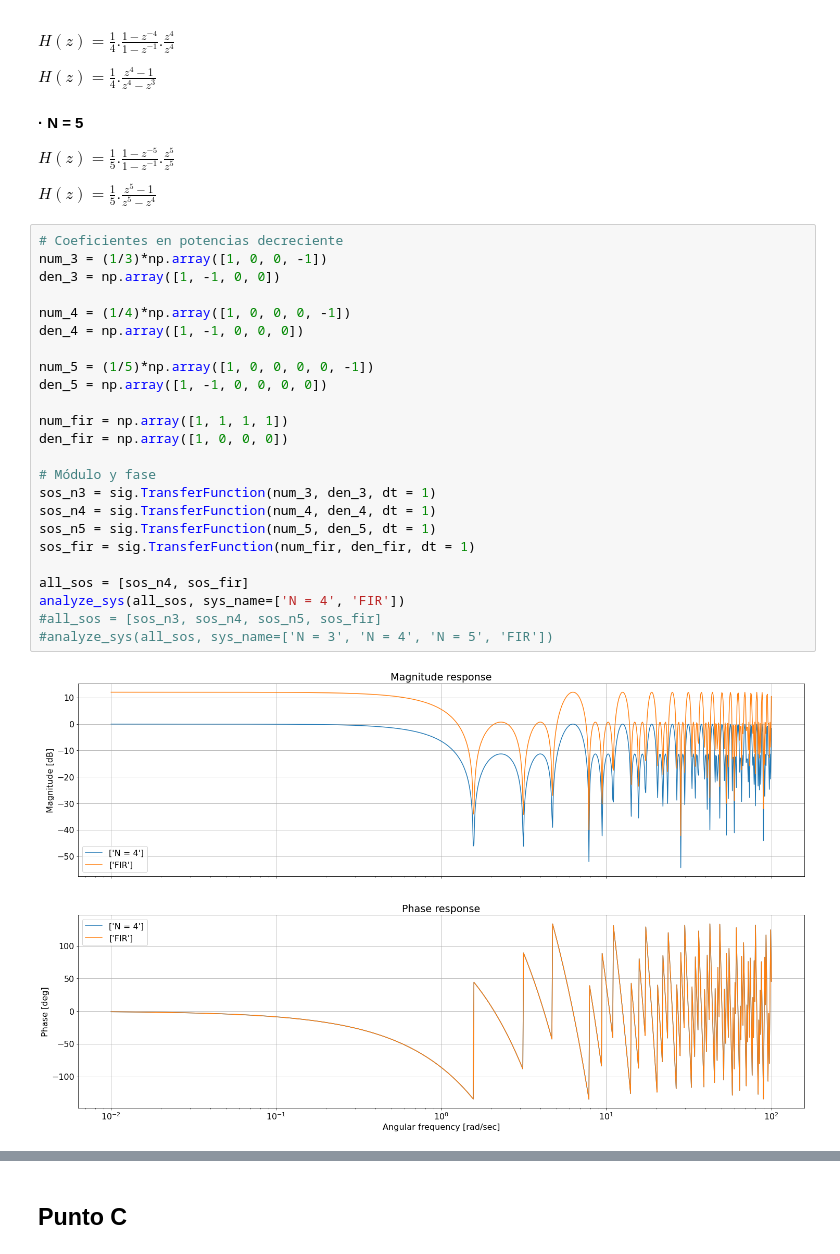
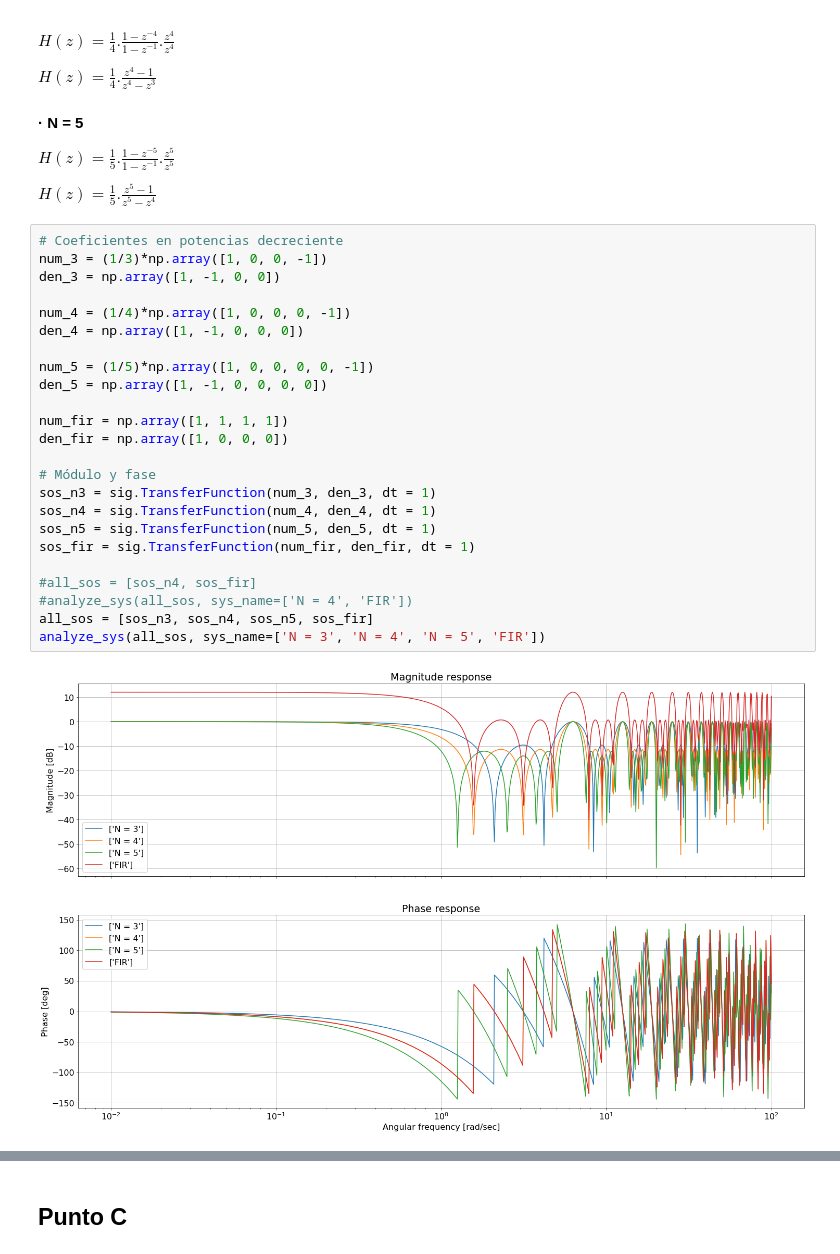
Before and after one commit to mpmarfisi/TC2-G2, a Jupyter notebook: TP5/EJ4/EJ4_TP5.ipynb, the cells around one changed output, grey strips where cells are left out. Drawn from its saved outputs; the diff is of its cells as text.

```diff
--- a/TP5/EJ4/EJ4_TP5.ipynb
+++ b/TP5/EJ4/EJ4_TP5.ipynb
@@ -125,26 +125,26 @@ $H(z) = \frac{1}{5}.\frac{z^{5} - 1}{z^{5}-z^{4}}$
 # %%
 # Coeficientes en potencias decreciente
 num_3 = (1/3)*np.array([1, 0, 0, -1])
 den_3 = np.array([1, -1, 0, 0])
 
 num_4 = (1/4)*np.array([1, 0, 0, 0, -1])
 den_4 = np.array([1, -1, 0, 0, 0])
 
 num_5 = (1/5)*np.array([1, 0, 0, 0, 0, -1])
 den_5 = np.array([1, -1, 0, 0, 0, 0])
 
 num_fir = np.array([1, 1, 1, 1])
 den_fir = np.array([1, 0, 0, 0])
 
 # Módulo y fase
 sos_n3 = sig.TransferFunction(num_3, den_3, dt = 1)
 sos_n4 = sig.TransferFunction(num_4, den_4, dt = 1)
 sos_n5 = sig.TransferFunction(num_5, den_5, dt = 1)
 sos_fir = sig.TransferFunction(num_fir, den_fir, dt = 1)
 
-all_sos = [sos_n4, sos_fir]
-analyze_sys(all_sos, sys_name=['N = 4', 'FIR'])
-#all_sos = [sos_n3, sos_n4, sos_n5, sos_fir]
-#analyze_sys(all_sos, sys_name=['N = 3', 'N = 4', 'N = 5', 'FIR'])
+#all_sos = [sos_n4, sos_fir]
+#analyze_sys(all_sos, sys_name=['N = 4', 'FIR'])
+all_sos = [sos_n3, sos_n4, sos_n5, sos_fir]
+analyze_sys(all_sos, sys_name=['N = 3', 'N = 4', 'N = 5', 'FIR'])
 # %% [output]
-[figure, old version]
+[figure, new version]
```
Also changed, not shown: parts of 18 cells of this notebook, 1 other file.
